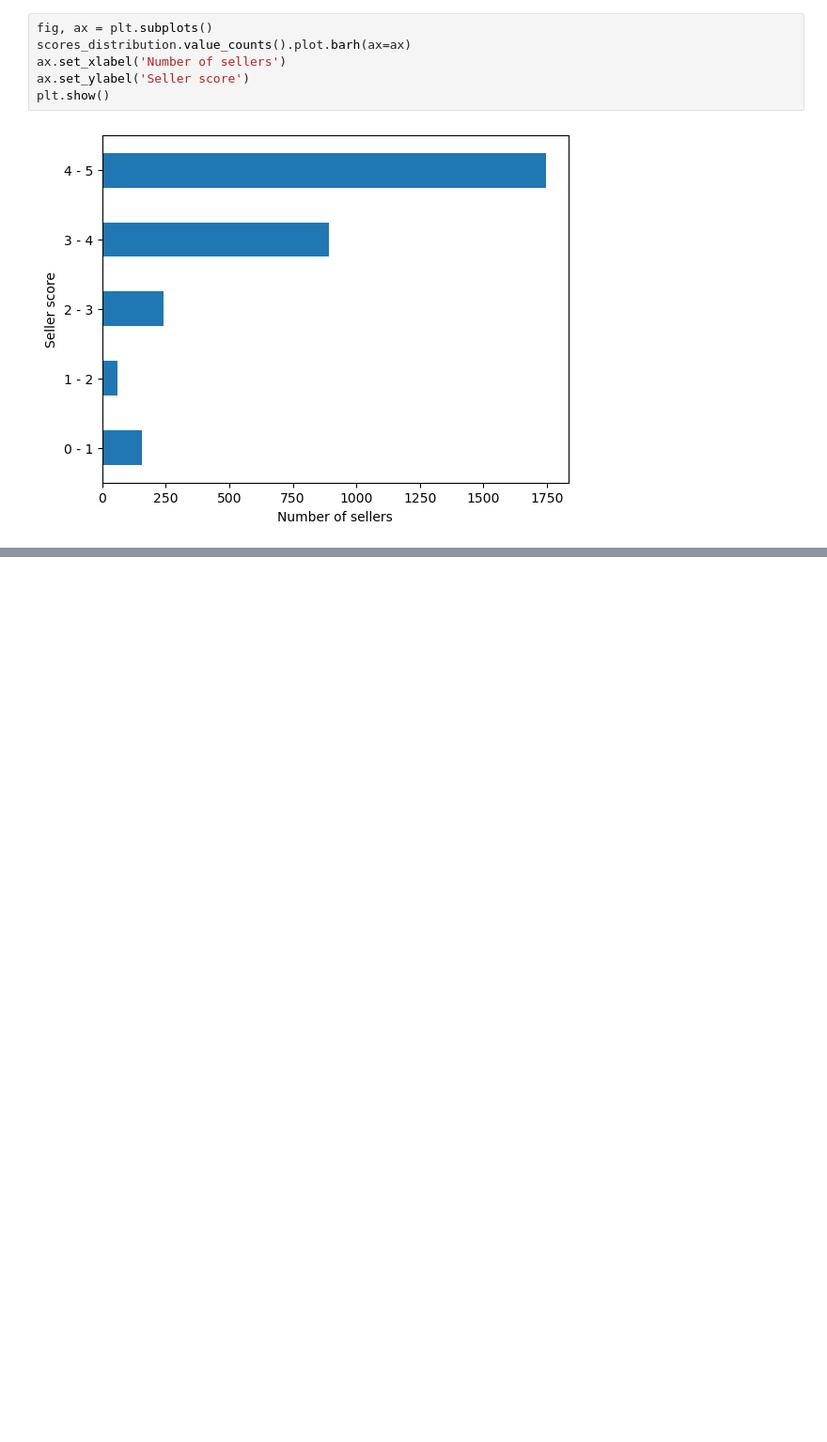
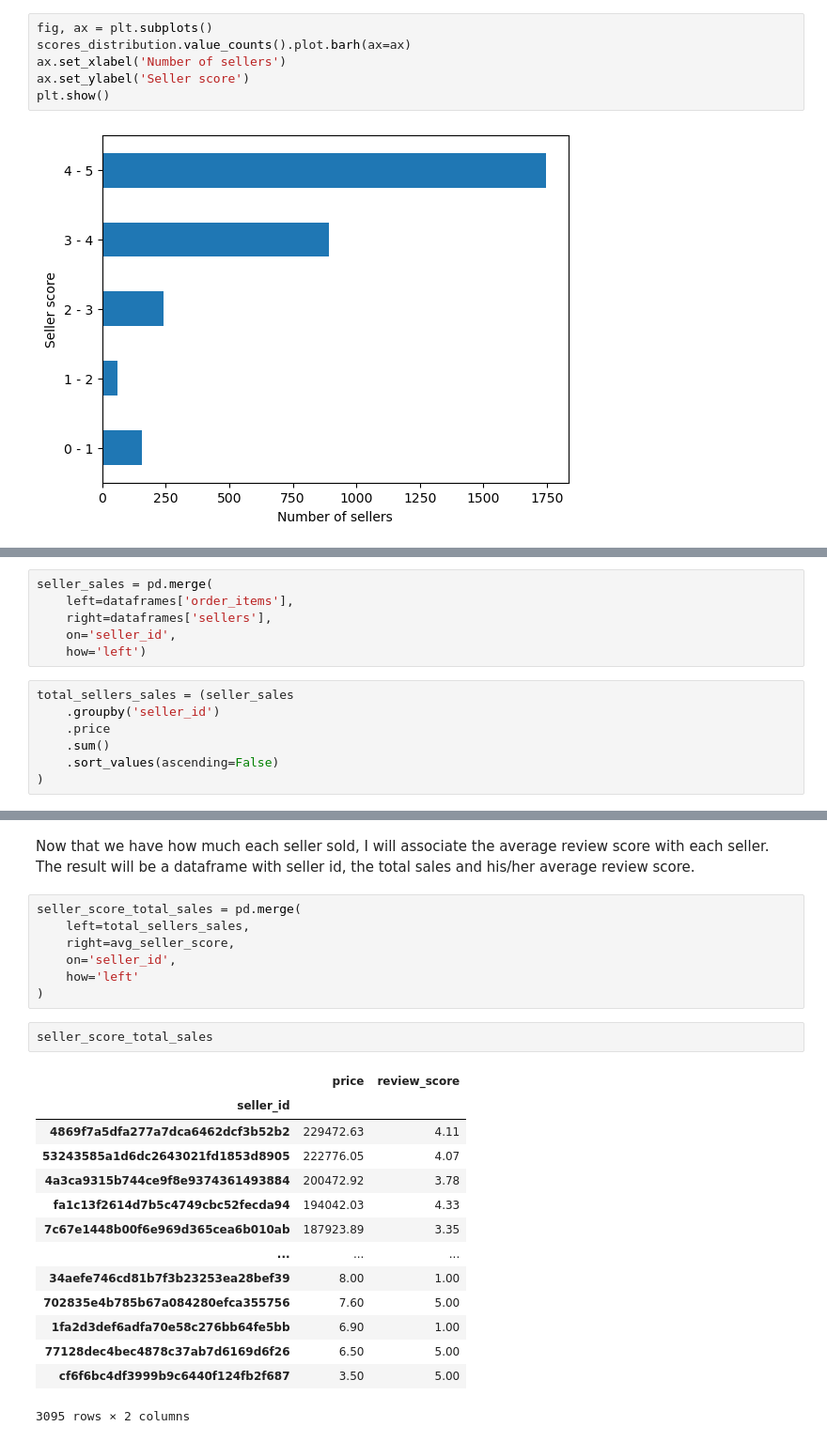
Before and after one commit to chusk2/git_, a Jupyter notebook: olist.ipynb, the cells around one changed output, grey strips where cells are left out. Shown: that part at 94% size. Cells and saved outputs as stored; diff of their text form; blank space fills up the shorter version.

```diff
--- a/olist.ipynb
+++ b/olist.ipynb
@@ -575,0 +531,13 @@ total_revenue_by_score
+# %%
+seller_sales = pd.merge(
+    left=dataframes['order_items'],
+    right=dataframes['sellers'],
+    on='seller_id',
+    how='left')
+# %%
+total_sellers_sales = (seller_sales
+    .groupby('seller_id')
+    .price
+    .sum()
+    .sort_values(ascending=False)
+)
@@ -575,0 +560,26 @@ total_revenue_by_score
+# %% [markdown]
+Now that we have how much each seller sold, I will associate the average review score with each seller. The result will be a dataframe with seller id, the total sales and his/her average review score.
+# %%
+seller_score_total_sales = pd.merge(
+    left=total_sellers_sales,
+    right=avg_seller_score,
+    on='seller_id',
+    how='left'
+)
+# %%
+seller_score_total_sales
+# %% [output]
+|  | price | review_score |
+| seller_id |  |  |
+| 4869f7a5dfa277a7dca6462dcf3b52b2 | 229472.63 | 4.11 |
+| 53243585a1d6dc2643021fd1853d8905 | 222776.05 | 4.07 |
+| 4a3ca9315b744ce9f8e9374361493884 | 200472.92 | 3.78 |
+| fa1c13f2614d7b5c4749cbc52fecda94 | 194042.03 | 4.33 |
+| 7c67e1448b00f6e969d365cea6b010ab | 187923.89 | 3.35 |
+| ... | ... | ... |
+| 34aefe746cd81b7f3b23253ea28bef39 | 8.00 | 1.00 |
+| 702835e4b785b67a084280efca355756 | 7.60 | 5.00 |
+| 1fa2d3def6adfa70e58c276bb64fe5bb | 6.90 | 1.00 |
+| 77128dec4bec4878c37ab7d6169d6f26 | 6.50 | 5.00 |
+| cf6f6bc4df3999b9c6440f124fb2f687 | 3.50 | 5.00 |
+3095 rows × 2 columns
```
Also changed, not shown: parts of 31 cells of this notebook.
